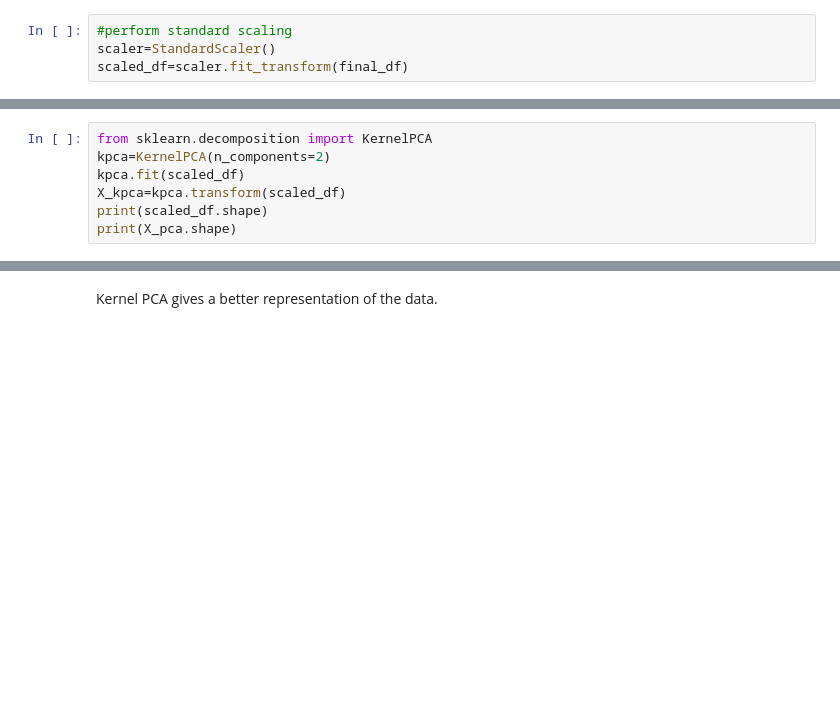
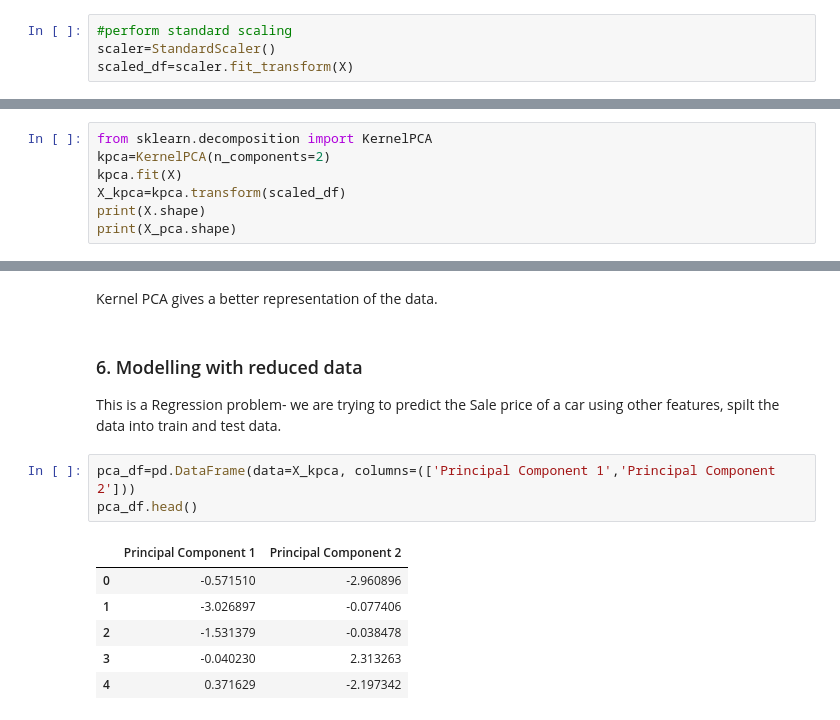
Before and after one commit to WamzMwangi/Unsupervised_Machine_Learning, a Jupyter notebook: Week1_Principal_Component_Analysis/CarSales_Data_PCA.ipynb, the cells around one changed output, grey strips where cells are left out. Drawn from its saved outputs; the diff is of its cells as text; blank space fills up the shorter version.

```diff
--- a/Week1_Principal_Component_Analysis/CarSales_Data_PCA.ipynb
+++ b/Week1_Principal_Component_Analysis/CarSales_Data_PCA.ipynb
@@ -216,7 +220,7 @@ final_df.shape
 # %%
 #perform standard scaling
 scaler=StandardScaler()
-scaled_df=scaler.fit_transform(final_df)
+scaled_df=scaler.fit_transform(X)
 # %% [markdown]
 ### 5. Dimensionality Reduction
 # %%
@@ -271,8 +275,8 @@ Despite increasing the number of principal components the explained variance is
 # %%
 from sklearn.decomposition import KernelPCA
 kpca=KernelPCA(n_components=2)
-kpca.fit(scaled_df)
+kpca.fit(X)
 X_kpca=kpca.transform(scaled_df)
-print(scaled_df.shape)
+print(X.shape)
 print(X_pca.shape)
 # %% [output]
@@ -307,3 +311,16 @@ plt.show()
 [figure]
 # %% [markdown]
 Kernel PCA gives a better representation of the data.
+# %% [markdown]
+### 6. Modelling with reduced data
+This is a Regression problem- we are trying to predict the Sale price of a car using other features, spilt the data into train and test data.
+# %%
+pca_df=pd.DataFrame(data=X_kpca, columns=(['Principal Component 1','Principal Component 2']))
+pca_df.head()
+# %% [output]
+|  | Principal Component 1 | Principal Component 2 |
+| 0 | -0.571510 | -2.960896 |
+| 1 | -3.026897 | -0.077406 |
+| 2 | -1.531379 | -0.038478 |
+| 3 | -0.040230 | 2.313263 |
+| 4 | 0.371629 | -2.197342 |
```
Also changed, not shown: parts of 5 cells of this notebook.
